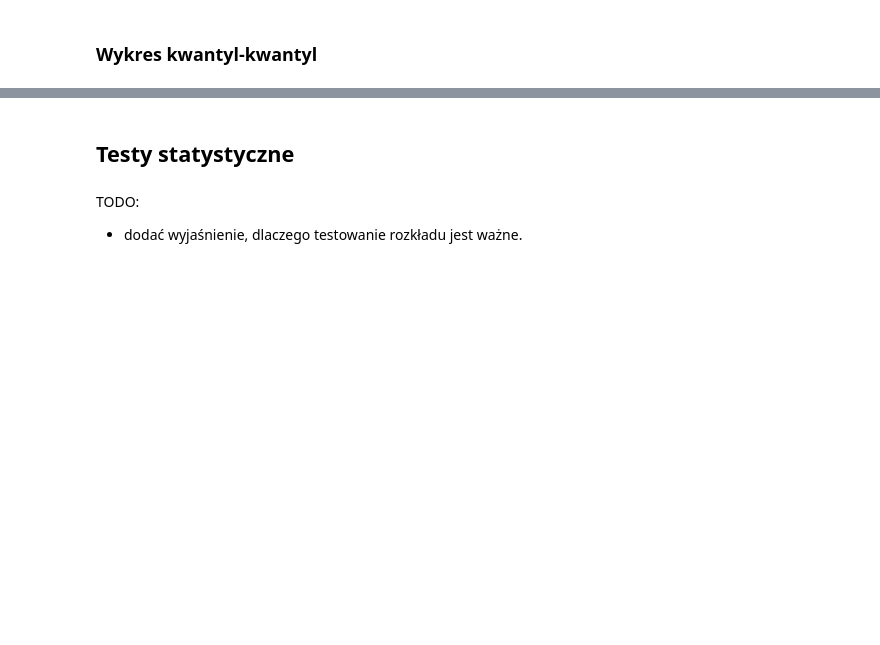
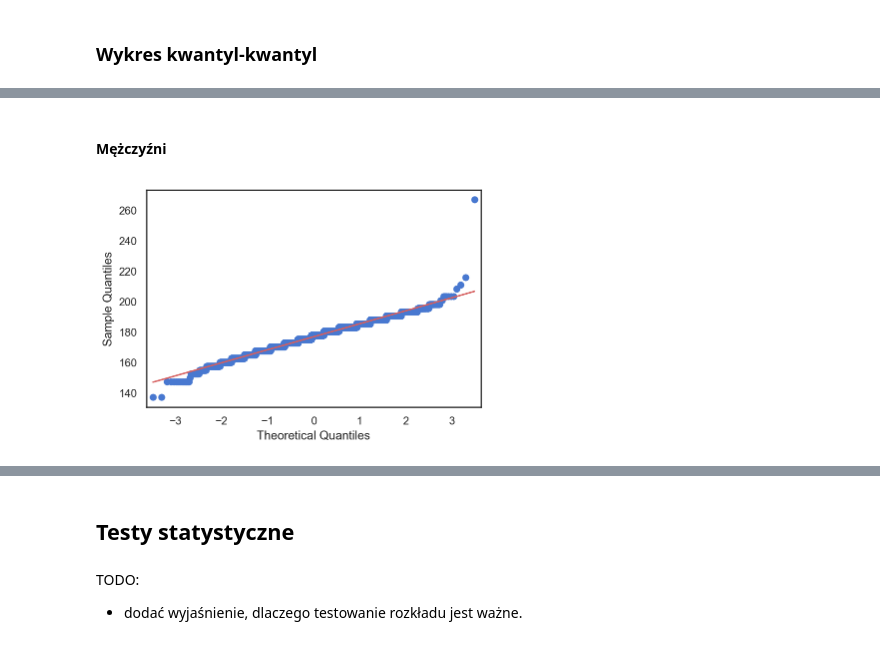
Before and after one commit to mariuszrokita/statistics, a Jupyter notebook: notebooks/normality-tests.ipynb, the cells around one changed output, grey strips where cells are left out. Saved outputs shown, nothing was run; the diff lists cells and outputs as text; code cells hidden in the pictures; blank space fills up the shorter version.

```diff
--- a/notebooks/normality-tests.ipynb
+++ b/notebooks/normality-tests.ipynb
@@ -36,0 +104,6 @@ df.head(3)
+# %% [markdown]
+#### Mężczyźni
+# %%
+sm.qqplot(male_df["Height (cm)"], line='s');
+# %% [output]
+[figure, added]
```
Also changed, not shown: parts of 23 cells of this notebook.
